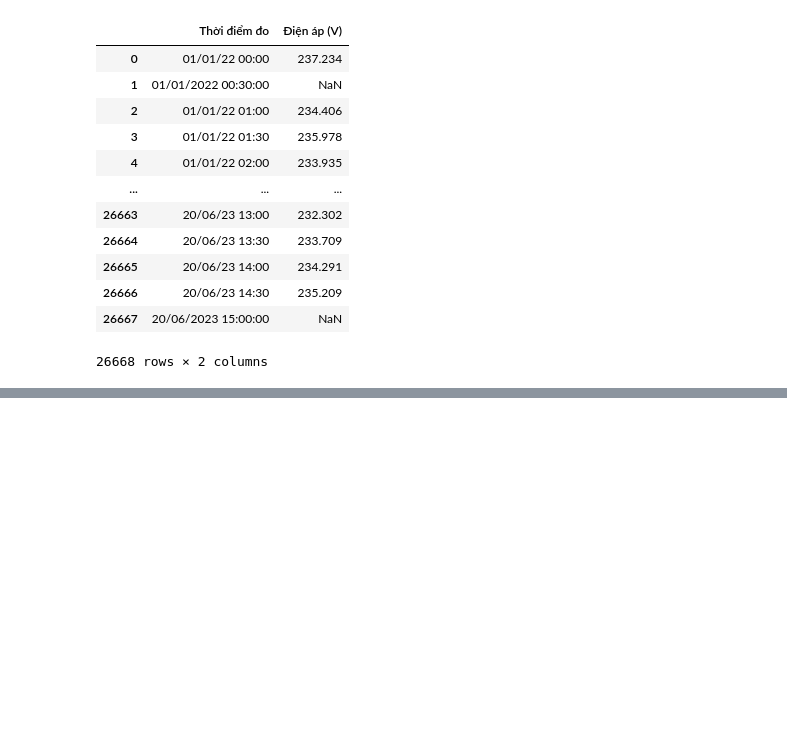
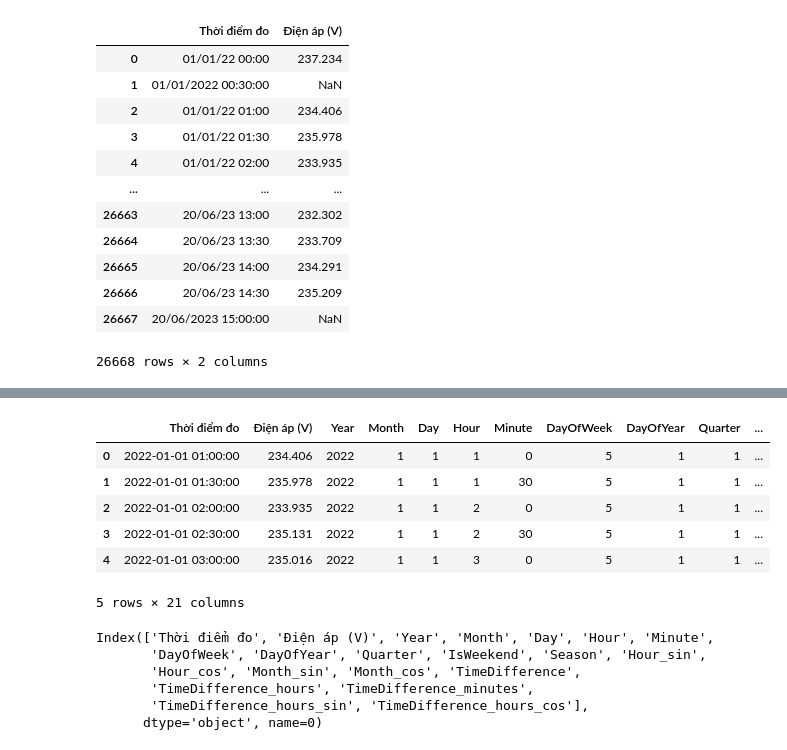
Before and after one commit to nhut-ngnn/DPL302m_Material, a Jupyter notebook: Code/EduNext_Slot5/EduNext_Slot5.ipynb, the cells around one changed output, grey strips where cells are left out. Saved outputs shown, nothing was run; the diff lists cells and outputs as text; code cells hidden in the pictures; blank space fills up the shorter version.

```diff
--- a/Code/EduNext_Slot5/EduNext_Slot5.ipynb
+++ b/Code/EduNext_Slot5/EduNext_Slot5.ipynb
@@ -90,0 +185,25 @@ plt.show()
+# %%
+
+df['TimeDifference_hours'] = df['TimeDifference'].dt.components['hours']
+df['TimeDifference_minutes'] = df['TimeDifference'].dt.components['minutes']
+
+df['TimeDifference_hours_sin']= np.sin(2 * np.pi * df['TimeDifference_hours'] / 24)
+df['TimeDifference_hours_cos']= np.cos(2 * np.pi * df['TimeDifference_hours'] / 24)
+df.head()
+# %% [output]
+|  | Thời điểm đo | Điện áp (V) | Year | Month | Day | Hour | Minute | DayOfWeek | DayOfYear | Quarter | ... |
+| 0 | 2022-01-01 01:00:00 | 234.406 | 2022 | 1 | 1 | 1 | 0 | 5 | 1 | 1 | ... |
+| 1 | 2022-01-01 01:30:00 | 235.978 | 2022 | 1 | 1 | 1 | 30 | 5 | 1 | 1 | ... |
+| 2 | 2022-01-01 02:00:00 | 233.935 | 2022 | 1 | 1 | 2 | 0 | 5 | 1 | 1 | ... |
+| 3 | 2022-01-01 02:30:00 | 235.131 | 2022 | 1 | 1 | 2 | 30 | 5 | 1 | 1 | ... |
+| 4 | 2022-01-01 03:00:00 | 235.016 | 2022 | 1 | 1 | 3 | 0 | 5 | 1 | 1 | ... |
+5 rows × 21 columns
+# %%
+df.columns
+# %% [output]
+Index(['Thời điểm đo', 'Điện áp (V)', 'Year', 'Month', 'Day', 'Hour', 'Minute',
+       'DayOfWeek', 'DayOfYear', 'Quarter', 'IsWeekend', 'Season', 'Hour_sin',
+       'Hour_cos', 'Month_sin', 'Month_cos', 'TimeDifference',
+       'TimeDifference_hours', 'TimeDifference_minutes',
+       'TimeDifference_hours_sin', 'TimeDifference_hours_cos'],
+      dtype='object', name=0)
```
Also changed, not shown: parts of 32 cells of this notebook.
